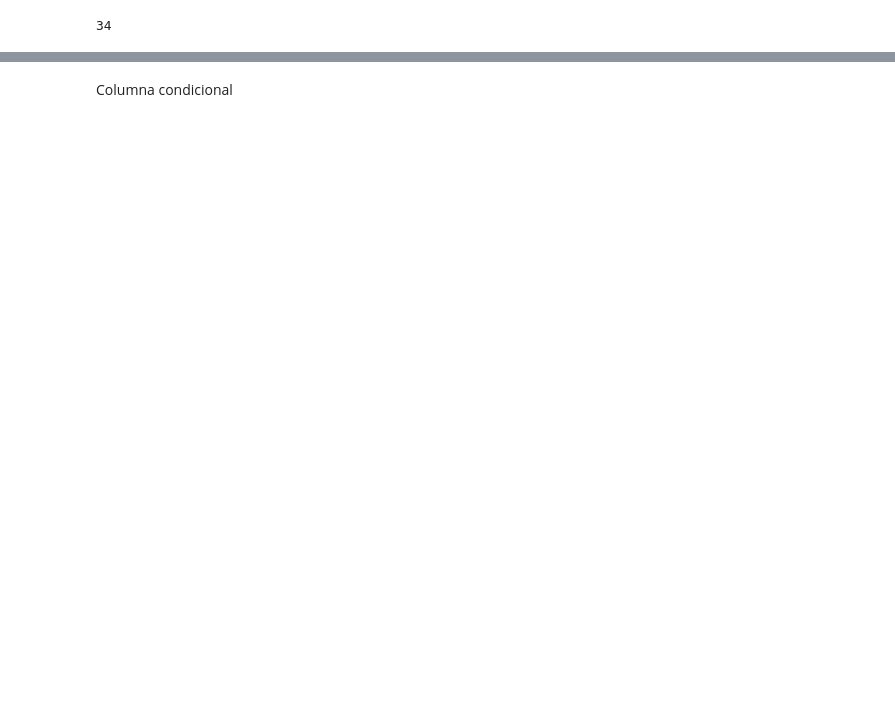
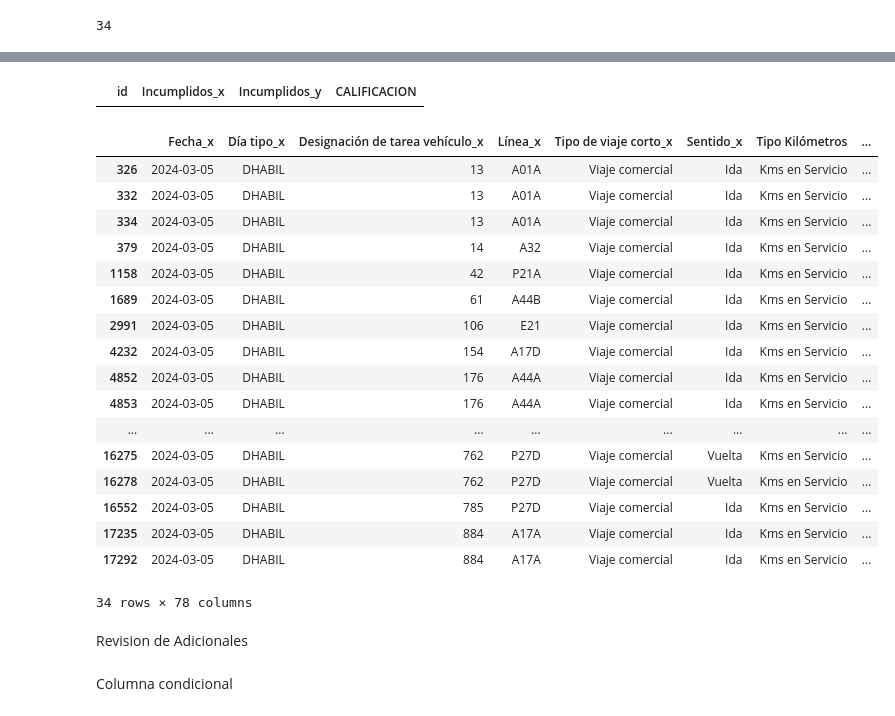
Before and after one commit to williamCastro32/bynm_mergedata, a Jupyter notebook: scripts/Merge.ipynb, the cells around one changed output, grey strips where cells are left out. Saved outputs shown, nothing was run; the diff lists cells and outputs as text; code cells hidden in the pictures; blank space fills up the shorter version.

```diff
--- a/scripts/Merge.ipynb
+++ b/scripts/Merge.ipynb
@@ -127,7 +152,7 @@ bitacora[['Tarea', 'Viaje']] = bitacora[['Tarea', 'Viaje']].fillna(0).astype(int
 # %%
 # Se selecionan las columnas de Bitacora que se van a usar
-bitacorafil = bitacora[['Jerarquía',	'Tarea',	'Viaje', 'Parada', 'Vehículo', 'Novedad']]
+bitacora = bitacora[['Jerarquía',	'Tarea',	'Viaje', 'Parada', 'Vehículo', 'Novedad', 'CALIFICACION']]
 # Se filtran los casos que no tiene numero de viaje ya que no tiene retoma
-bitacorafil = bitacorafil[bitacorafil['Viaje'] != 0]
+bitacora = bitacora[bitacora['Viaje'] != 0]
 # %%
 # Se compara las filas de los df, el resultado debe ser False
@@ -137,7 +178,7 @@ False
 # %%
 # Se agrega al merge anterior la informacion de bitacora
 # Importante tener en cuenta los vehiculos que tengan mas de un caso en la bitacora, esto genera id duplicados.
-mergebitacora = pd.merge(merge, bitacorafil, left_on=['Número de tarea vehículo_x', 'Número de viaje_x'], right_on=['Tarea', 'Viaje'], how='outer' )
+mergebitacora = pd.merge(merge, bitacora, left_on=['Número de tarea vehículo_x', 'Número de viaje_x'], right_on=['Tarea', 'Viaje'], how='outer' )
 # %%
 # Revisar este resultado, ya que los valore sque no coinceden deven se iguales en el filtro
 mergebitacora.shape[0]- merge.shape[0]
@@ -165,0 +190,20 @@ memory usage: 11.0+ MB
+# %%
+# Reemplaza la calificacion de RF a la de k2 por calificaciones menores si es el caso
+def incumplidos_y_modificar(row):
+    # Verifica si tanto 'Incumplidos_x' como 'Incumplidos_y' no son nulos
+    if pd.notnull(row['Incumplidos_x']) and pd.notnull(row['Incumplidos_y']):
+        # Si ambos valores no son nulos, devuelve el mínimo entre ellos
+        return min(row['Incumplidos_x'], row['Incumplidos_y'])
+    # Si 'Incumplidos_x' no es nulo pero 'Incumplidos_y' sí lo es
+    elif pd.notnull(row['Incumplidos_x']):
+        # Devuelve el valor de 'Incumplidos_x'
+        return row['Incumplidos_x']
+    elif pd.isnull(row['Incumplidos_x']):
+    # Si 'Incumplidos_x' es nulo
+        return row['Incumplidos_x']
+    else:
+        # Devuelve el valor de 'Incumplidos_y'
+        return row['Incumplidos_y']
+# %%
+# Aplica la funcion que reemplaza los valores en la columna imcumplidos_y
+mergebitacora['Incumplidos_y'] = mergebitacora.apply(incumplidos_y_modificar, axis=1)
@@ -165,0 +237,4 @@ memory usage: 11.0+ MB
+# %%
+x[x['Incumplidos_x']< x['Incumplidos_y'] ]
+# %% [output]
+|  | id | Incumplidos_x | Incumplidos_y | CALIFICACION |
@@ -166,5 +257,27 @@ memory usage: 11.0+ MB
 # %%
-#mergebitacora[mergebitacora['id'].duplicated()]
+# Muestra los id duplicados producto del merge con bitacora
+mergebitacora[mergebitacora['id'].duplicated()]
+# %% [output]
+|  | Fecha_x | Día tipo_x | Designación de tarea vehículo_x | Línea_x | Tipo de viaje corto_x | Sentido_x | Tipo Kilómetros | ... |
+| 326 | 2024-03-05 | DHABIL | 13 | A01A | Viaje comercial | Ida | Kms en Servicio | ... |
+| 332 | 2024-03-05 | DHABIL | 13 | A01A | Viaje comercial | Ida | Kms en Servicio | ... |
+| 334 | 2024-03-05 | DHABIL | 13 | A01A | Viaje comercial | Ida | Kms en Servicio | ... |
+| 379 | 2024-03-05 | DHABIL | 14 | A32 | Viaje comercial | Ida | Kms en Servicio | ... |
+| 1158 | 2024-03-05 | DHABIL | 42 | P21A | Viaje comercial | Ida | Kms en Servicio | ... |
+| 1689 | 2024-03-05 | DHABIL | 61 | A44B | Viaje comercial | Ida | Kms en Servicio | ... |
+| 2991 | 2024-03-05 | DHABIL | 106 | E21 | Viaje comercial | Ida | Kms en Servicio | ... |
+| 4232 | 2024-03-05 | DHABIL | 154 | A17D | Viaje comercial | Ida | Kms en Servicio | ... |
+| 4852 | 2024-03-05 | DHABIL | 176 | A44A | Viaje comercial | Ida | Kms en Servicio | ... |
+| 4853 | 2024-03-05 | DHABIL | 176 | A44A | Viaje comercial | Ida | Kms en Servicio | ... |
+| ... | ... | ... | ... | ... | ... | ... | ... | ... |
+| 16275 | 2024-03-05 | DHABIL | 762 | P27D | Viaje comercial | Vuelta | Kms en Servicio | ... |
+| 16278 | 2024-03-05 | DHABIL | 762 | P27D | Viaje comercial | Vuelta | Kms en Servicio | ... |
+| 16552 | 2024-03-05 | DHABIL | 785 | P27D | Viaje comercial | Ida | Kms en Servicio | ... |
+| 17235 | 2024-03-05 | DHABIL | 884 | A17A | Viaje comercial | Ida | Kms en Servicio | ... |
+| 17292 | 2024-03-05 | DHABIL | 884 | A17A | Viaje comercial | Ida | Kms en Servicio | ... |
+34 rows × 78 columns
+# %% [markdown]
+Revision de Adicionales
 # %% [markdown]
 Columna condicional
 # %%
```
Also changed, not shown: parts of 35 cells of this notebook.
